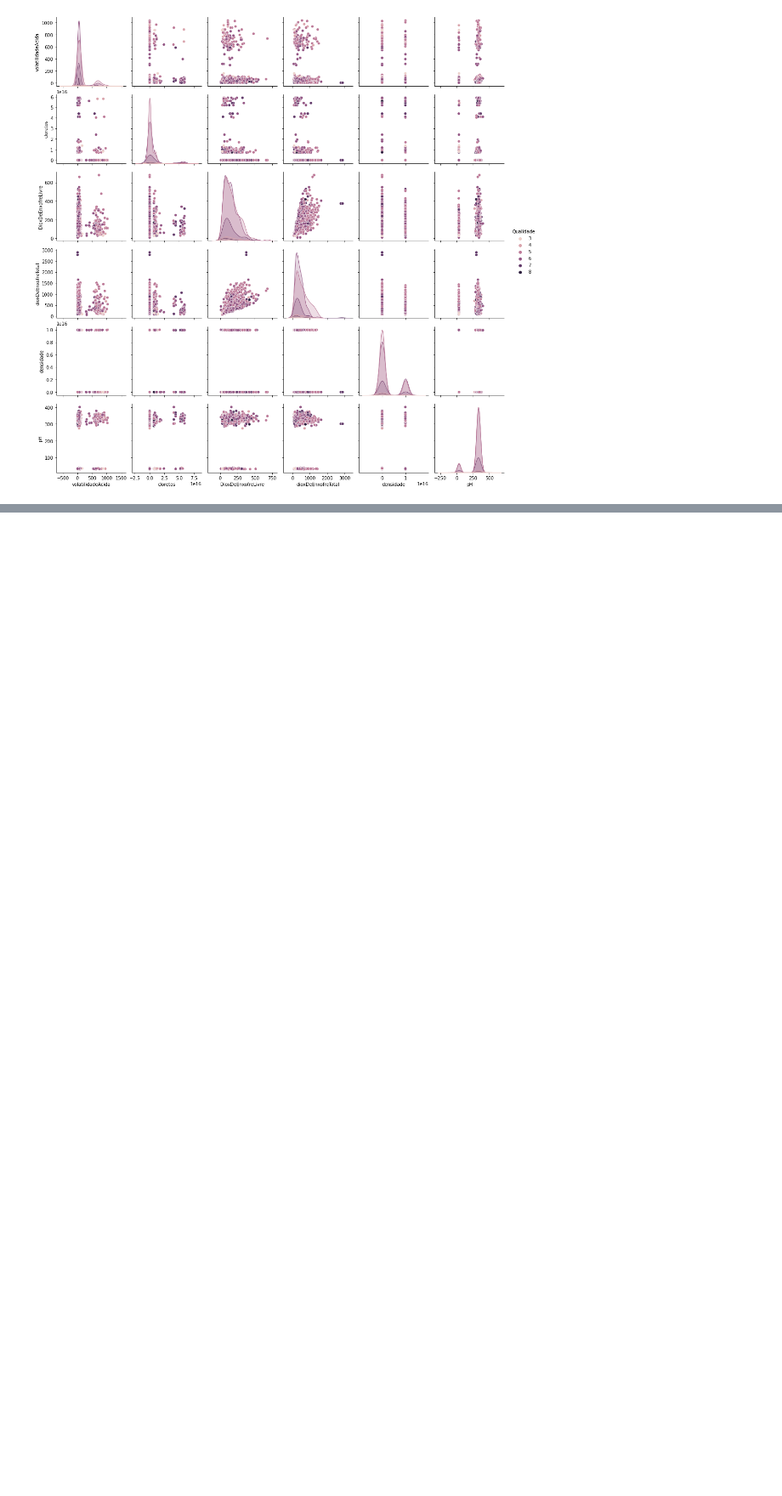
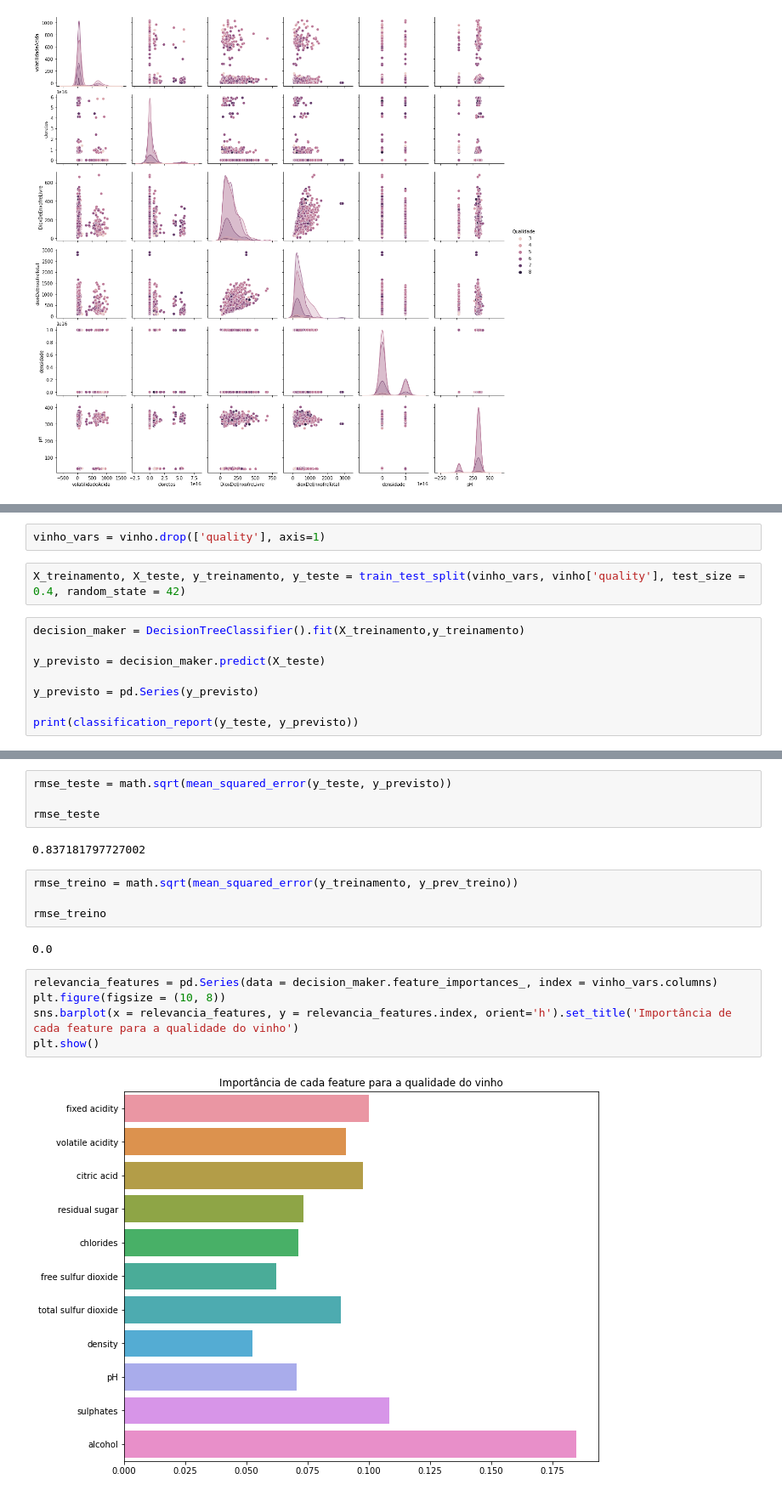
Before and after one commit to insper-classroom/22-2a-cd-p2-grupo_henriques_e_lari, a Jupyter notebook: Projeto_lari.ipynb, the cells around one changed output, grey strips where cells are left out. Shown: that part at 85% size. Saved outputs shown, nothing was run; the diff lists cells and outputs as text; blank space fills up the shorter version.

```diff
--- a/Projeto_lari.ipynb
+++ b/Projeto_lari.ipynb
@@ -1031,0 +991,12 @@ Nos gráfico com correlação negativa podemos análisar que, quando se trata da
+# %%
+vinho_vars = vinho.drop(['quality'], axis=1)
+# %%
+X_treinamento, X_teste, y_treinamento, y_teste = train_test_split(vinho_vars, vinho['quality'], test_size = 0.4, random_state = 42)
+# %%
+decision_maker = DecisionTreeClassifier().fit(X_treinamento,y_treinamento)
+
+y_previsto = decision_maker.predict(X_teste)
+
+y_previsto = pd.Series(y_previsto)
+
+print(classification_report(y_teste, y_previsto))
@@ -1031,0 +1043,19 @@ Nos gráfico com correlação negativa podemos análisar que, quando se trata da
+# %%
+rmse_teste = math.sqrt(mean_squared_error(y_teste, y_previsto))
+
+rmse_teste
+# %% [output]
+0.837181797727002
+# %%
+rmse_treino = math.sqrt(mean_squared_error(y_treinamento, y_prev_treino))
+
+rmse_treino
+# %% [output]
+0.0
+# %%
+relevancia_features = pd.Series(data = decision_maker.feature_importances_, index = vinho_vars.columns)
+plt.figure(figsize = (10, 8))
+sns.barplot(x = relevancia_features, y = relevancia_features.index, orient='h').set_title('Importância de cada feature para a qualidade do vinho')
+plt.show()
+# %% [output]
+[figure, added]
```
Also changed, not shown: parts of 59 cells of this notebook.
